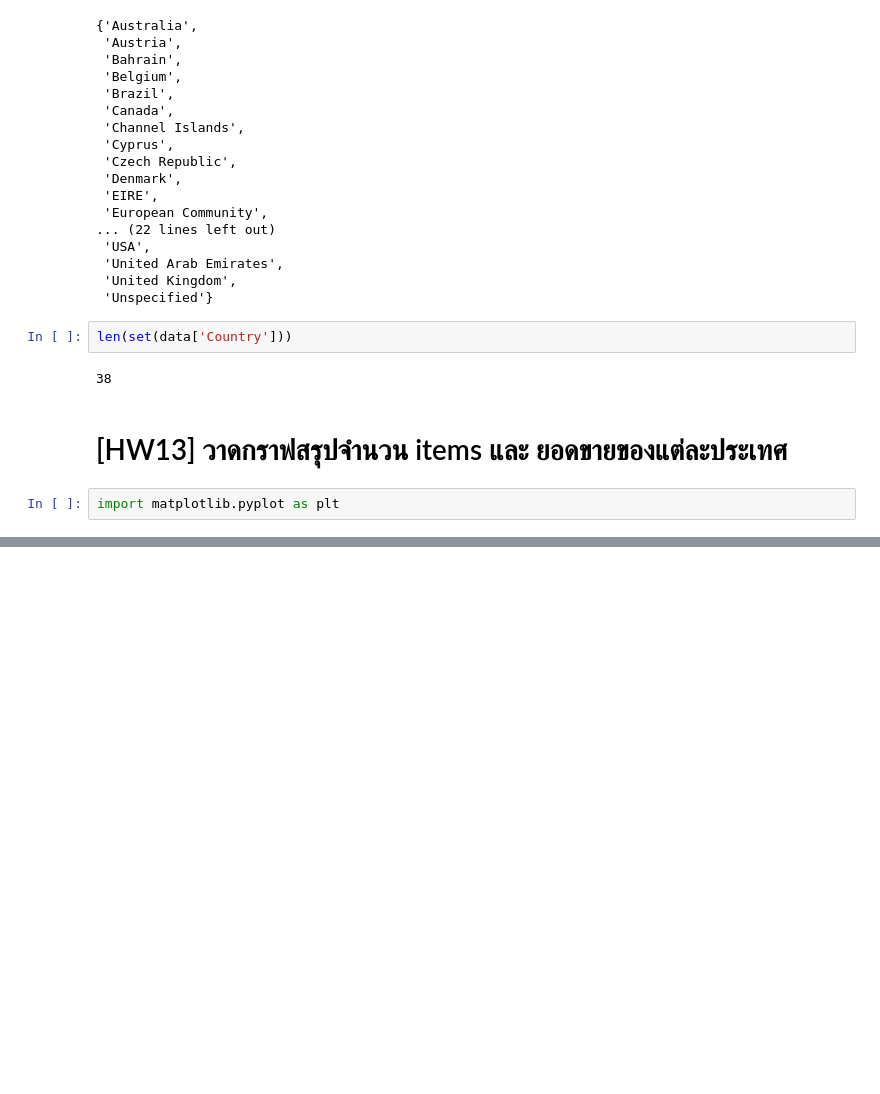
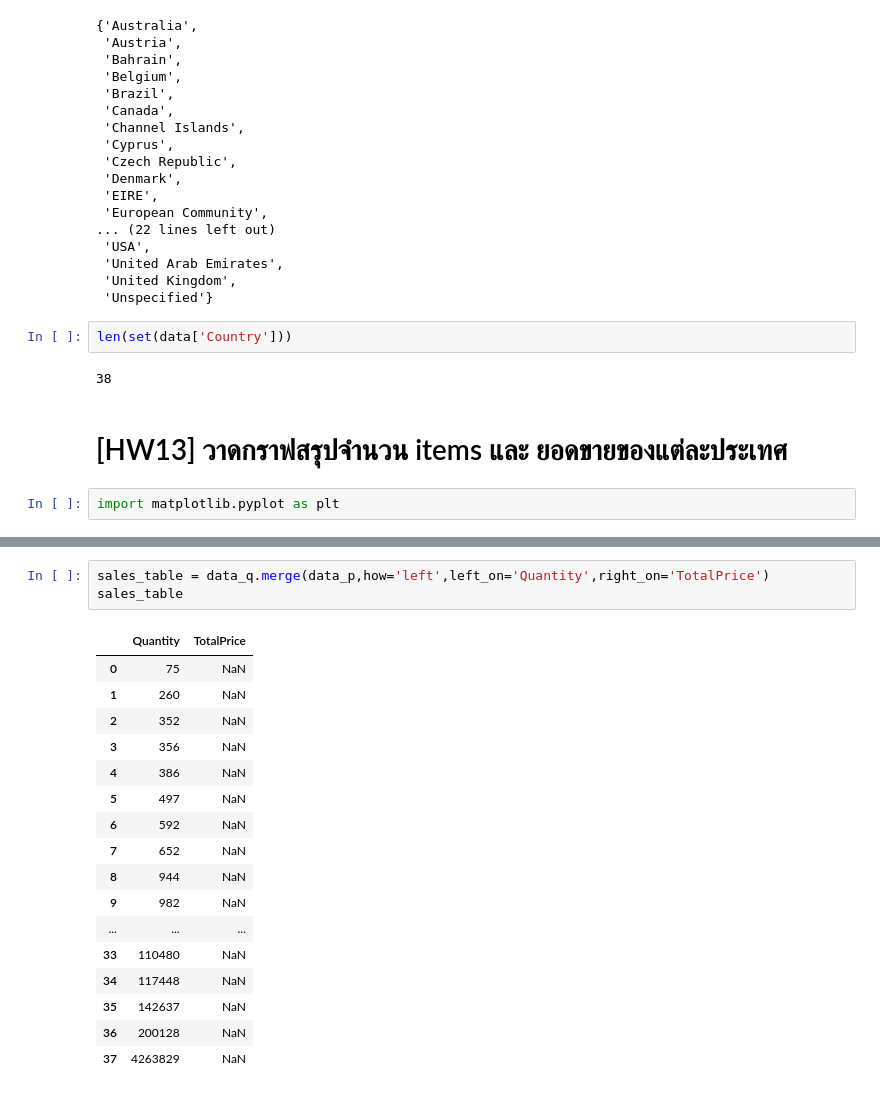
Before and after one commit to kittimaxz/DWDM21, a Jupyter notebook: Chapter6_Association_Rules.ipynb, the cells around one changed output, grey strips where cells are left out. Saved outputs shown, nothing was run; the diff lists cells and outputs as text; blank space fills up the shorter version.

```diff
--- a/Chapter6_Association_Rules.ipynb
+++ b/Chapter6_Association_Rules.ipynb
@@ -58,0 +149,21 @@ import matplotlib.pyplot as plt
+# %%
+sales_table = data_q.merge(data_p,how='left',left_on='Quantity',right_on='TotalPrice')
+sales_table
+# %% [output]
+|  | Quantity | TotalPrice |
+| 0 | 75 | NaN |
+| 1 | 260 | NaN |
+| 2 | 352 | NaN |
+| 3 | 356 | NaN |
+| 4 | 386 | NaN |
+| 5 | 497 | NaN |
+| 6 | 592 | NaN |
+| 7 | 652 | NaN |
+| 8 | 944 | NaN |
+| 9 | 982 | NaN |
+| ... | ... | ... |
+| 33 | 110480 | NaN |
+| 34 | 117448 | NaN |
+| 35 | 142637 | NaN |
+| 36 | 200128 | NaN |
+| 37 | 4263829 | NaN |
```
Also changed, not shown: parts of 6 cells of this notebook.
